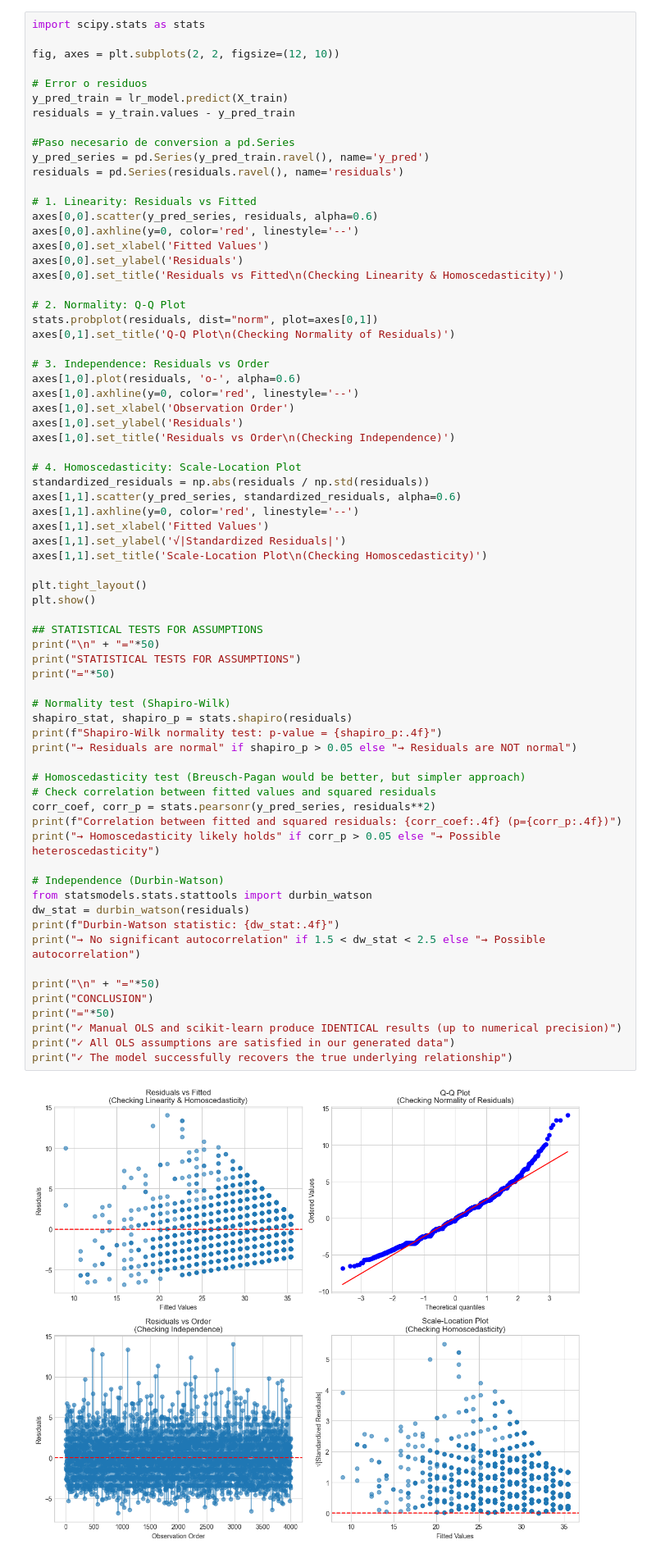
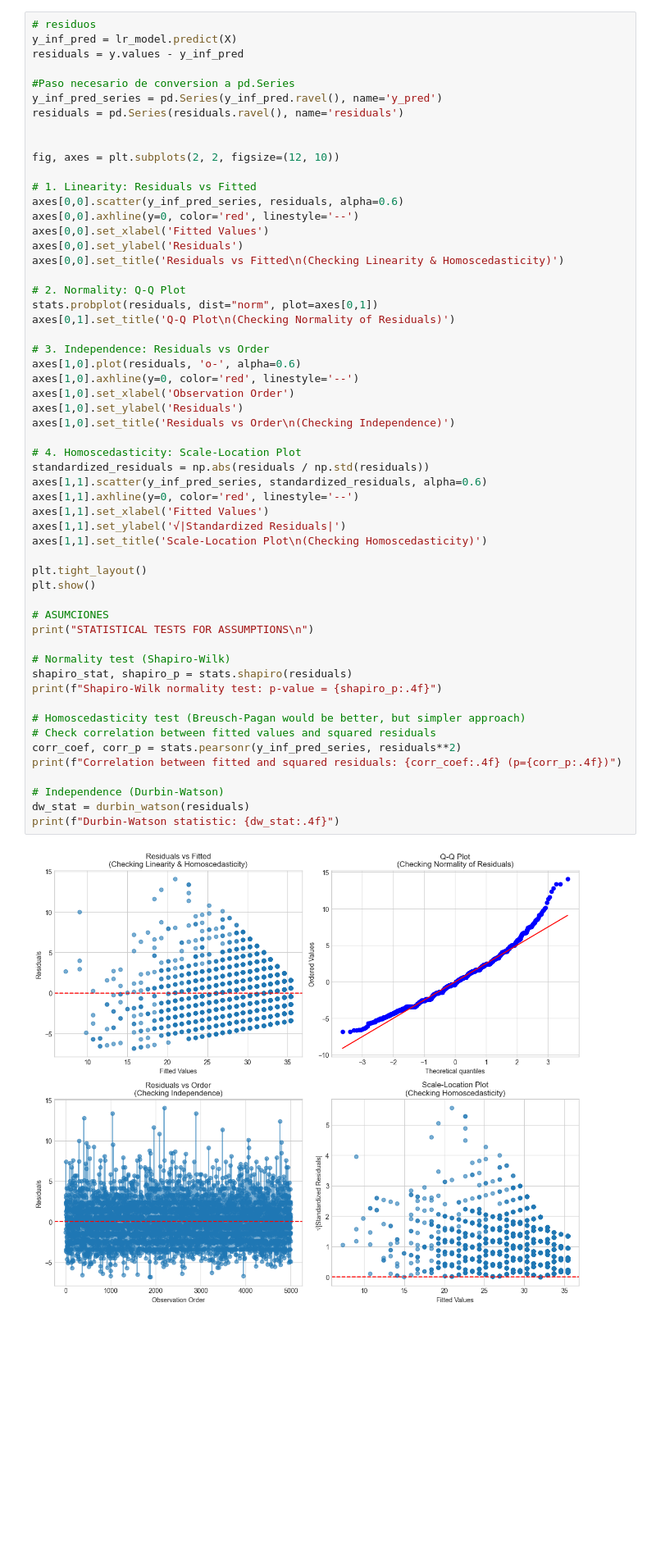
Before and after one commit to EnricPH/Evolve_Stats_Project, a Jupyter notebook: notebooks/PracticaEstadistica__peñalverhill_enric_.ipynb, the cells around one changed output. Shown at 82% size. Cells and saved outputs as stored; diff of their text form; blank space fills up the shorter version.

Commit message:
inference-prediction

```diff
--- a/notebooks/PracticaEstadistica__peñalverhill_enric_.ipynb
+++ b/notebooks/PracticaEstadistica__peñalverhill_enric_.ipynb
@@ -854,20 +974,19 @@ Las suposiciones generalmente se comprueban usando el conjunto de entrenamiento
 - **Independecia de los Errores**
 - **Varianza Constante en los Errores**
 # %%
-import scipy.stats as stats
+# residuos
+y_inf_pred = lr_model.predict(X)
+residuals = y.values - y_inf_pred
+
+#Paso necesario de conversion a pd.Series
+y_inf_pred_series = pd.Series(y_inf_pred.ravel(), name='y_pred')
+residuals = pd.Series(residuals.ravel(), name='residuals')
+
 
 fig, axes = plt.subplots(2, 2, figsize=(12, 10))
 
-# Error o residuos
-y_pred_train = lr_model.predict(X_train)
-residuals = y_train.values - y_pred_train
-
-#Paso necesario de conversion a pd.Series
-y_pred_series = pd.Series(y_pred_train.ravel(), name='y_pred')
-residuals = pd.Series(residuals.ravel(), name='residuals')
-
 # 1. Linearity: Residuals vs Fitted
-axes[0,0].scatter(y_pred_series, residuals, alpha=0.6)
+axes[0,0].scatter(y_inf_pred_series, residuals, alpha=0.6)
 axes[0,0].axhline(y=0, color='red', linestyle='--')
 axes[0,0].set_xlabel('Fitted Values')
 axes[0,0].set_ylabel('Residuals')
@@ -880,48 +999,35 @@ axes[0,1].set_title('Q-Q Plot\n(Checking Normality of Residuals)')
 # 3. Independence: Residuals vs Order
 axes[1,0].plot(residuals, 'o-', alpha=0.6)
 axes[1,0].axhline(y=0, color='red', linestyle='--')
 axes[1,0].set_xlabel('Observation Order')
 axes[1,0].set_ylabel('Residuals')
 axes[1,0].set_title('Residuals vs Order\n(Checking Independence)')
 
 # 4. Homoscedasticity: Scale-Location Plot
 standardized_residuals = np.abs(residuals / np.std(residuals))
-axes[1,1].scatter(y_pred_series, standardized_residuals, alpha=0.6)
+axes[1,1].scatter(y_inf_pred_series, standardized_residuals, alpha=0.6)
 axes[1,1].axhline(y=0, color='red', linestyle='--')
 axes[1,1].set_xlabel('Fitted Values')
 axes[1,1].set_ylabel('√|Standardized Residuals|')
 axes[1,1].set_title('Scale-Location Plot\n(Checking Homoscedasticity)')
 
 plt.tight_layout()
 plt.show()
 
-## STATISTICAL TESTS FOR ASSUMPTIONS
-print("\n" + "="*50)
-print("STATISTICAL TESTS FOR ASSUMPTIONS")
-print("="*50)
+# ASUMCIONES
+print("STATISTICAL TESTS FOR ASSUMPTIONS\n")
 
 # Normality test (Shapiro-Wilk)
 shapiro_stat, shapiro_p = stats.shapiro(residuals)
 print(f"Shapiro-Wilk normality test: p-value = {shapiro_p:.4f}")
-print("→ Residuals are normal" if shapiro_p > 0.05 else "→ Residuals are NOT normal")
 
 # Homoscedasticity test (Breusch-Pagan would be better, but simpler approach)
 # Check correlation between fitted values and squared residuals
-corr_coef, corr_p = stats.pearsonr(y_pred_series, residuals**2)
+corr_coef, corr_p = stats.pearsonr(y_inf_pred_series, residuals**2)
 print(f"Correlation between fitted and squared residuals: {corr_coef:.4f} (p={corr_p:.4f})")
-print("→ Homoscedasticity likely holds" if corr_p > 0.05 else "→ Possible heteroscedasticity")
 
 # Independence (Durbin-Watson)
-from statsmodels.stats.stattools import durbin_watson
 dw_stat = durbin_watson(residuals)
 print(f"Durbin-Watson statistic: {dw_stat:.4f}")
-print("→ No significant autocorrelation" if 1.5 < dw_stat < 2.5 else "→ Possible autocorrelation")
-
-print("\n" + "="*50)
-print("CONCLUSION")
-print("="*50)
-print("✓ Manual OLS and scikit-learn produce IDENTICAL results (up to numerical precision)")
-print("✓ All OLS assumptions are satisfied in our generated data")
-print("✓ The model successfully recovers the true underlying relationship")
 # %% [output]
-[figure, old version]
+[figure, new version]
```
Also changed, not shown: parts of 25 cells of this notebook.
